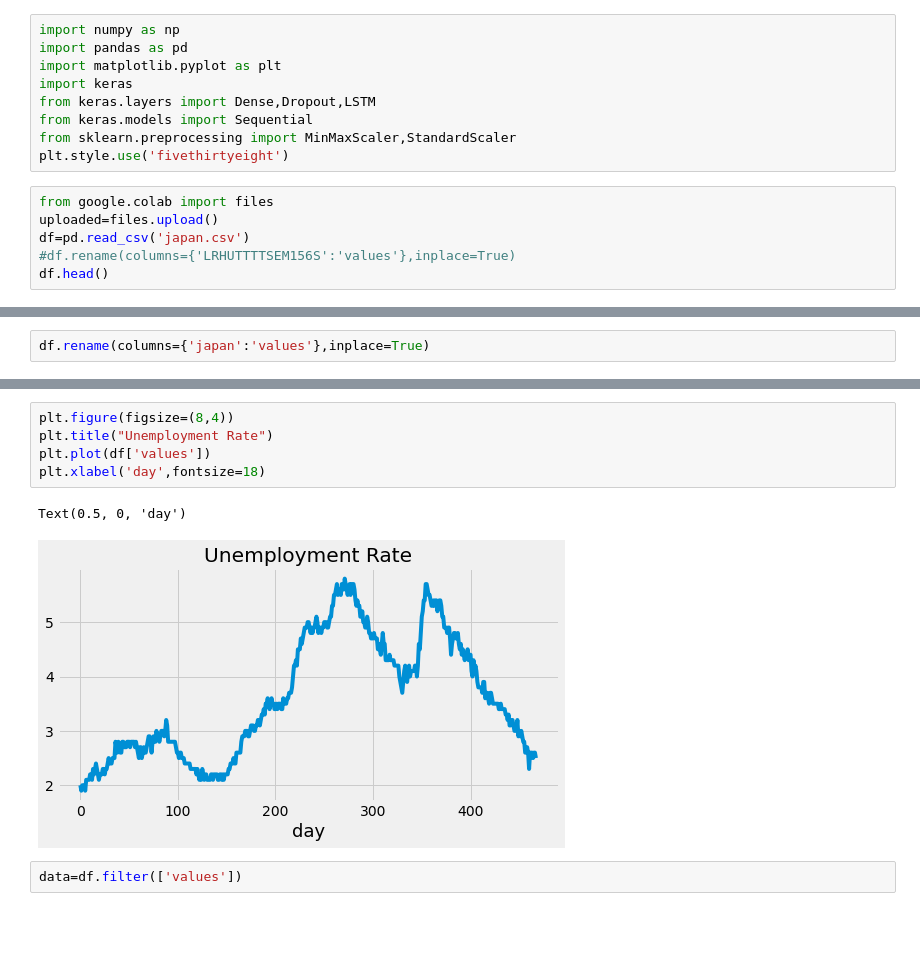
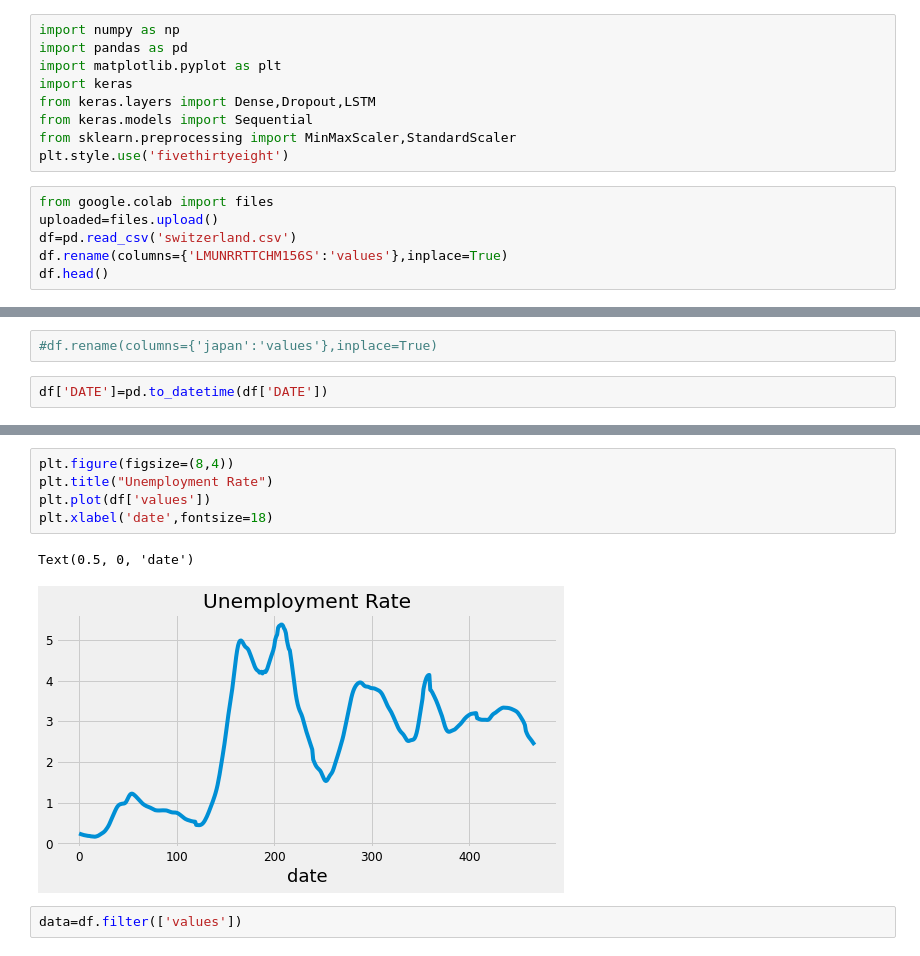
Before and after one commit to souvik25162/ArimaAnnHybrid, a Jupyter notebook: ARIMA_LSTM japan.ipynb, the cells around one changed output, grey strips where cells are left out. Drawn from its saved outputs; the diff is of its cells as text; blank space fills up the shorter version.

```diff
--- a/ARIMA_LSTM japan.ipynb
+++ b/ARIMA_LSTM japan.ipynb
@@ -16,8 +16,8 @@ plt.style.use('fivethirtyeight')
 # %%
 from google.colab import files
 uploaded=files.upload()
-df=pd.read_csv('japan.csv')
-#df.rename(columns={'LRHUTTTTSEM156S':'values'},inplace=True)
+df=pd.read_csv('switzerland.csv')
+df.rename(columns={'LMUNRRTTCHM156S':'values'},inplace=True)
 df.head()
 # %% [output]
 [interactive output not drawn]
@@ -31,2 +31,4 @@ Saving japan.csv to japan.csv
 # %%
-df.rename(columns={'japan':'values'},inplace=True)
+#df.rename(columns={'japan':'values'},inplace=True)
+# %%
+df['DATE']=pd.to_datetime(df['DATE'])
@@ -33,11 +44,11 @@ df.rename(columns={'japan':'values'},inplace=True)
 # %%
 plt.figure(figsize=(8,4))
 plt.title("Unemployment Rate")
 plt.plot(df['values'])
-plt.xlabel('day',fontsize=18)
+plt.xlabel('date',fontsize=18)
 # %% [output]
-Text(0.5, 0, 'day')
+Text(0.5, 0, 'date')
-[figure, old version]
+[figure, new version]
 # %%
 data=df.filter(['values'])
 # %%
```
Also changed, not shown: parts of 13 cells of this notebook.
